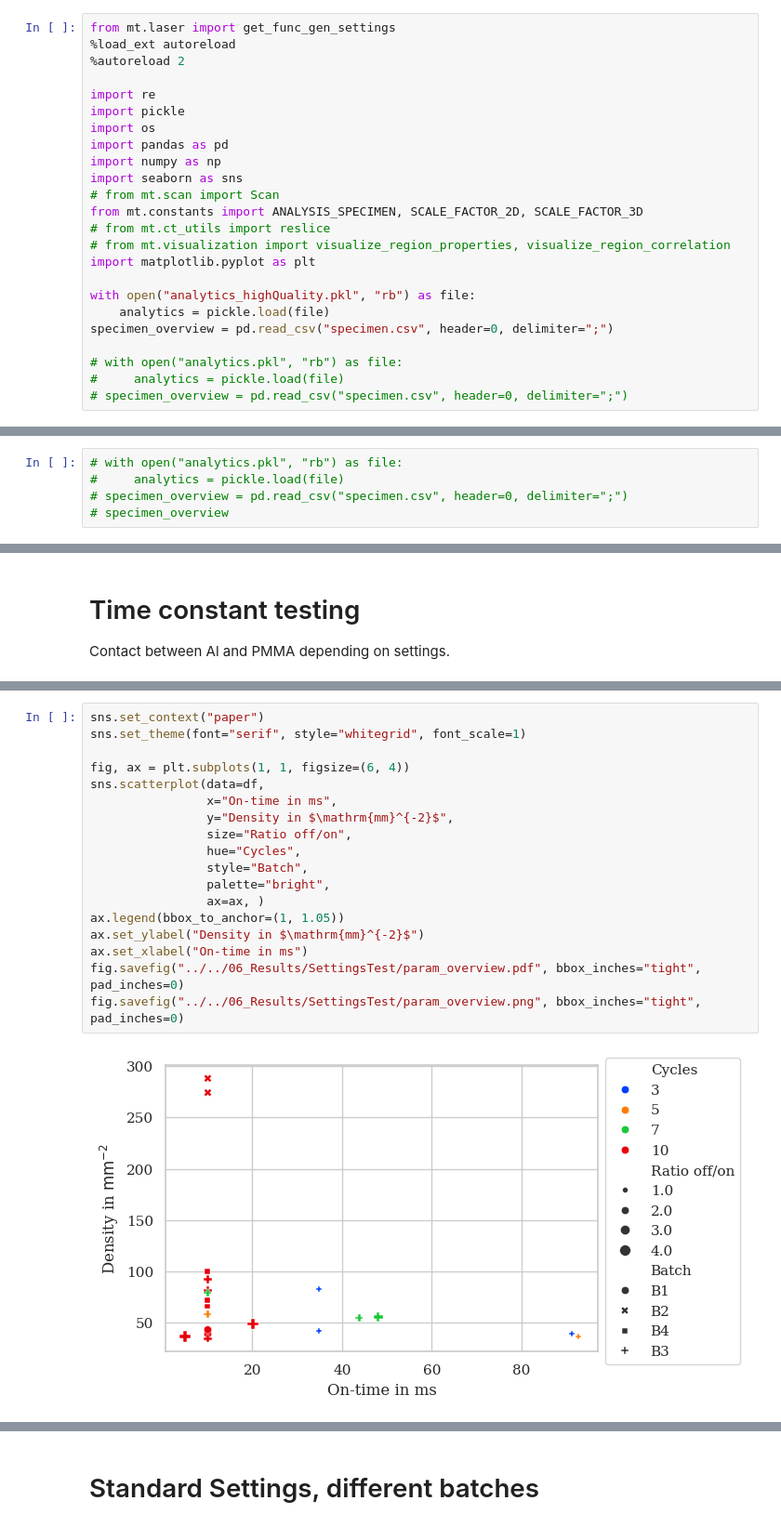
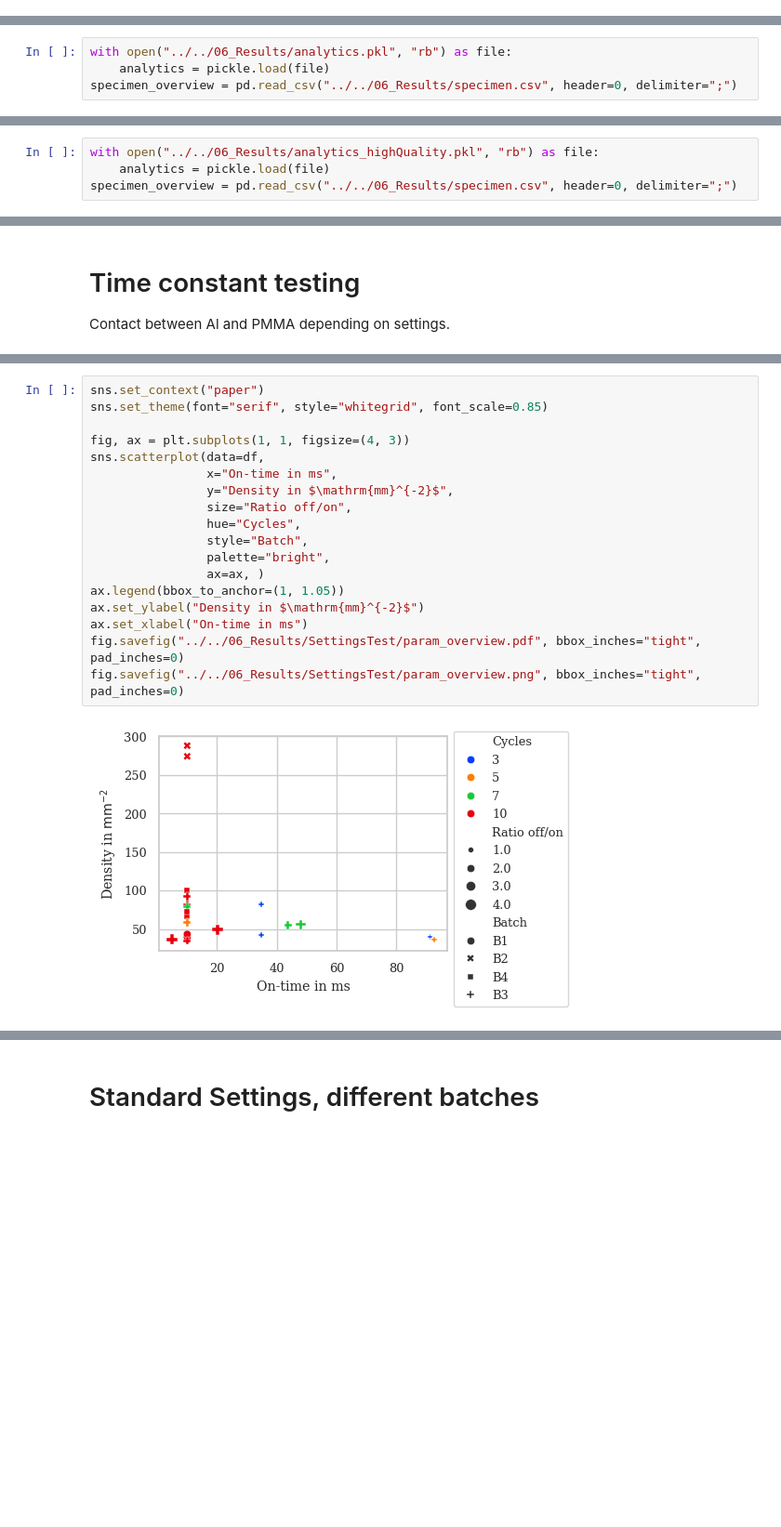
Before and after one commit to Eudoxosfly/Masterthesis, a Jupyter notebook: uCT_analysis/visualization.ipynb, the cells around one changed output, grey strips where cells are left out. Shown at 93% size. Drawn from its saved outputs; the diff is of its cells as text; blank space fills up the shorter version.

```diff
--- a/uCT_analysis/visualization.ipynb
+++ b/uCT_analysis/visualization.ipynb
@@ -1,24 +0,0 @@
-# %%
-from mt.laser import get_func_gen_settings
-%load_ext autoreload
-%autoreload 2
-
-import re
-import pickle
-import os
-import pandas as pd
-import numpy as np
-import seaborn as sns
-# from mt.scan import Scan
-from mt.constants import ANALYSIS_SPECIMEN, SCALE_FACTOR_2D, SCALE_FACTOR_3D
-# from mt.ct_utils import reslice
-# from mt.visualization import visualize_region_properties, visualize_region_correlation
-import matplotlib.pyplot as plt
-
-with open("analytics_highQuality.pkl", "rb") as file:
-    analytics = pickle.load(file)
-specimen_overview = pd.read_csv("specimen.csv", header=0, delimiter=";")
-
-# with open("analytics.pkl", "rb") as file:
-#     analytics = pickle.load(file)
-# specimen_overview = pd.read_csv("specimen.csv", header=0, delimiter=";")
@@ -79,5 +18,4 @@ analytics_hq["AD29"]
 # %%
-# with open("analytics.pkl", "rb") as file:
-#     analytics = pickle.load(file)
-# specimen_overview = pd.read_csv("specimen.csv", header=0, delimiter=";")
-# specimen_overview
+with open("../../06_Results/analytics.pkl", "rb") as file:
+    analytics = pickle.load(file)
+specimen_overview = pd.read_csv("../../06_Results/specimen.csv", header=0, delimiter=";")
@@ -86,0 +96,4 @@ Only for selected specimen, as the scan has to be loaded to show the X-Y slice.
+# %%
+with open("../../06_Results/analytics_highQuality.pkl", "rb") as file:
+    analytics = pickle.load(file)
+specimen_overview = pd.read_csv("../../06_Results/specimen.csv", header=0, delimiter=";")
@@ -285,20 +199,20 @@ Loading pickled Scan object from: ../../06_Results/uCT/AD52/Scan.pkl
 # %%
 sns.set_context("paper")
-sns.set_theme(font="serif", style="whitegrid", font_scale=1)
+sns.set_theme(font="serif", style="whitegrid", font_scale=0.85)
 
-fig, ax = plt.subplots(1, 1, figsize=(6, 4))
+fig, ax = plt.subplots(1, 1, figsize=(4, 3))
 sns.scatterplot(data=df,
                 x="On-time in ms",
                 y="Density in $\mathrm{mm}^{-2}$",
                 size="Ratio off/on",
                 hue="Cycles",
                 style="Batch",
                 palette="bright",
                 ax=ax, )
 ax.legend(bbox_to_anchor=(1, 1.05))
 ax.set_ylabel("Density in $\mathrm{mm}^{-2}$")
 ax.set_xlabel("On-time in ms")
 fig.savefig("../../06_Results/SettingsTest/param_overview.pdf", bbox_inches="tight", pad_inches=0)
 fig.savefig("../../06_Results/SettingsTest/param_overview.png", bbox_inches="tight", pad_inches=0)
 # %% [output]
-[figure, old version]
+[figure, new version]
```
Also changed, not shown: parts of 27 cells of this notebook, 48 other files.
